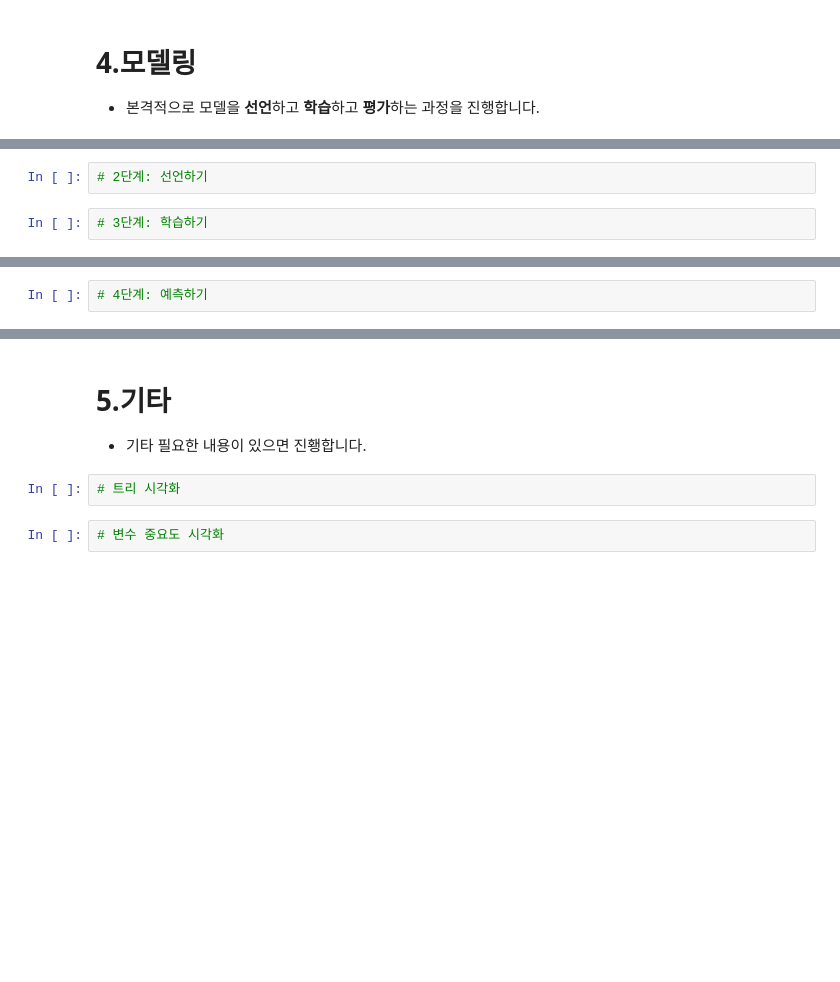
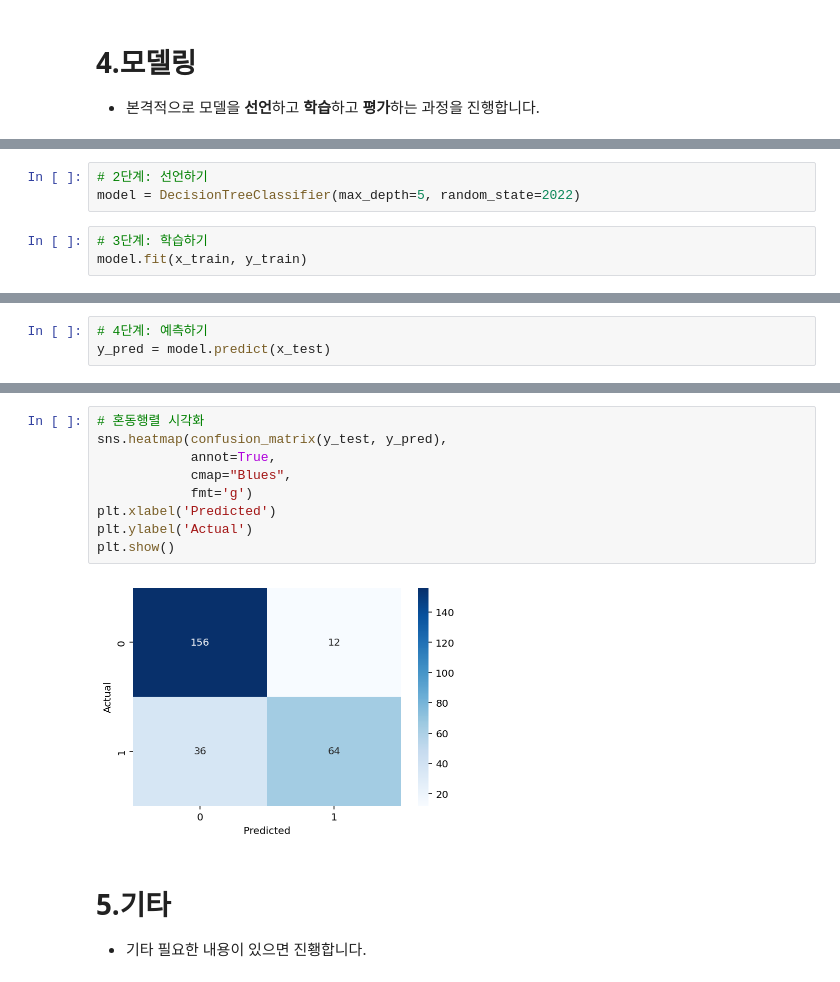
Before and after one commit to ringolove/aivle2201, a Jupyter notebook: ML/배우기/ML03_04_결정트리(Titanic).ipynb, the cells around one changed output, grey strips where cells are left out. Saved outputs shown, nothing was run; the diff lists cells and outputs as text; blank space fills up the shorter version.

```diff
--- a/ML/배우기/ML03_04_결정트리(Titanic).ipynb
+++ b/ML/배우기/ML03_04_결정트리(Titanic).ipynb
@@ -109,4 +162,6 @@ x_train, x_test, y_train, y_test = train_test_split(x, y, test_size=0.3, random_
 # %%
 # 2단계: 선언하기
+model = DecisionTreeClassifier(max_depth=5, random_state=2022)
 # %%
 # 3단계: 학습하기
+model.fit(x_train, y_train)
@@ -113,2 +170,3 @@ x_train, x_test, y_train, y_test = train_test_split(x, y, test_size=0.3, random_
 # %%
 # 4단계: 예측하기
+y_pred = model.predict(x_test)
@@ -119,8 +188,15 @@ x_train, x_test, y_train, y_test = train_test_split(x, y, test_size=0.3, random_
+# %%
+# 혼동행렬 시각화
+sns.heatmap(confusion_matrix(y_test, y_pred),
+            annot=True,
+            cmap="Blues",
+            fmt='g')
+plt.xlabel('Predicted')
+plt.ylabel('Actual')
+plt.show()
+# %% [output]
+[figure, added]
 # %% [markdown]
 # 5.기타
 
 - 기타 필요한 내용이 있으면 진횅합니다.
-# %%
-# 트리 시각화
-# %%
-# 변수 중요도 시각화
```
Also changed, not shown: parts of 14 cells of this notebook, 9 other files.
